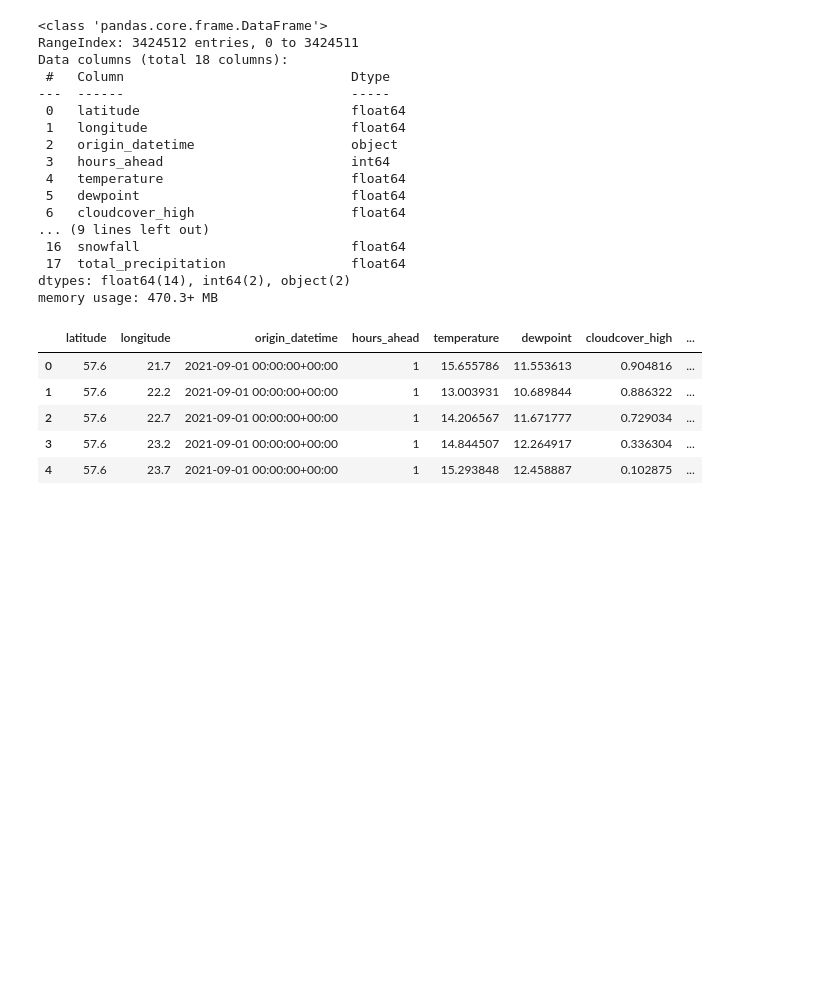
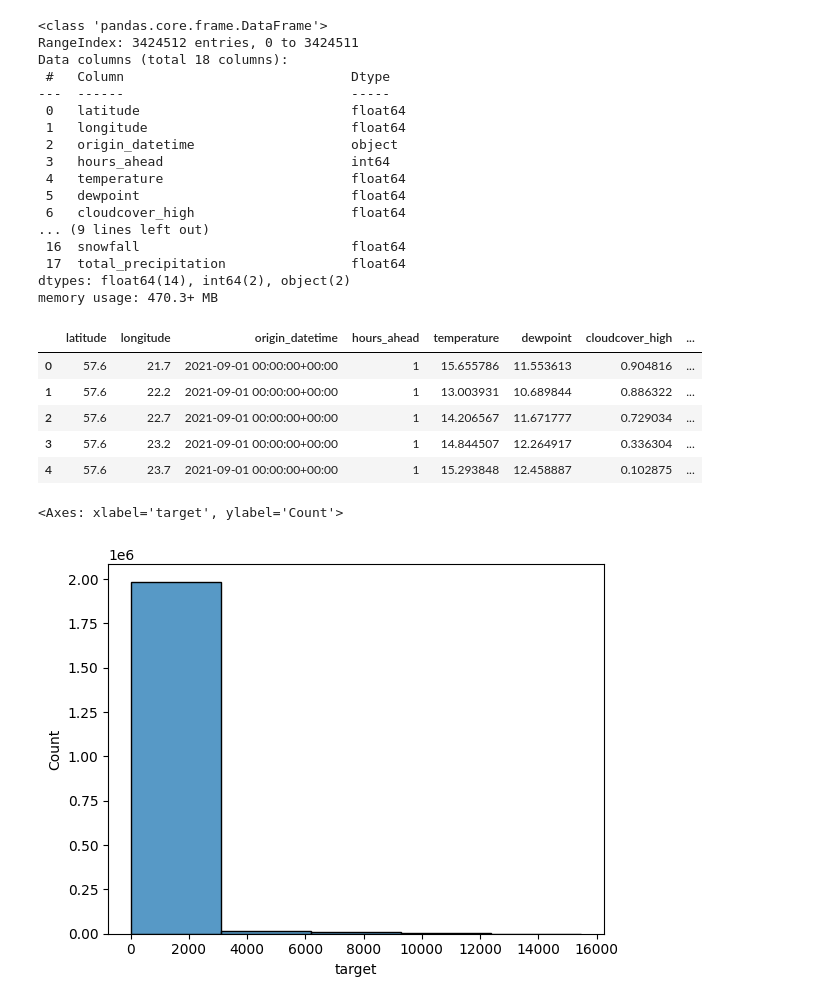
Before and after one commit to Arghya123r/Ml_codes, a Jupyter notebook: enenfit-electricity-preds.ipynb, the cells around one changed output. Drawn from its saved outputs; the diff is of its cells as text; code cells hidden in the pictures; blank space fills up the shorter version.

```diff
--- a/enenfit-electricity-preds.ipynb
+++ b/enenfit-electricity-preds.ipynb
@@ -128,3 +98,8 @@ forecast.head()
 | 2 | 57.6 | 22.7 | 2021-09-01 00:00:00+00:00 | 1 | 14.206567 | 11.671777 | 0.729034 | ... |
 | 3 | 57.6 | 23.2 | 2021-09-01 00:00:00+00:00 | 1 | 14.844507 | 12.264917 | 0.336304 | ... |
 | 4 | 57.6 | 23.7 | 2021-09-01 00:00:00+00:00 | 1 | 15.293848 | 12.458887 | 0.102875 | ... |
+# %%
+sns.histplot(data=df,x='target',bins=5)
+# %% [output]
+<Axes: xlabel='target', ylabel='Count'>
+[figure, added]
```
Also changed, not shown: parts of 10 cells of this notebook.
